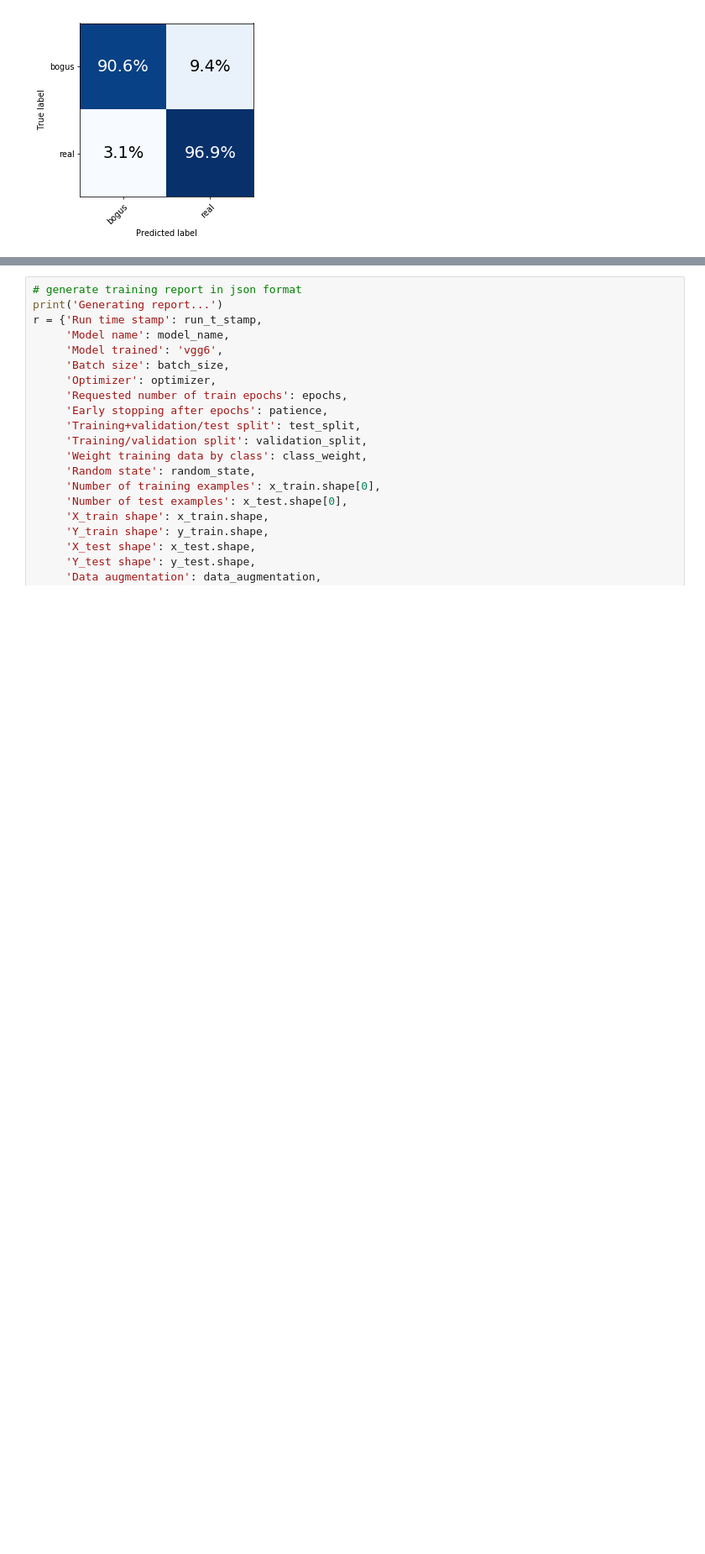
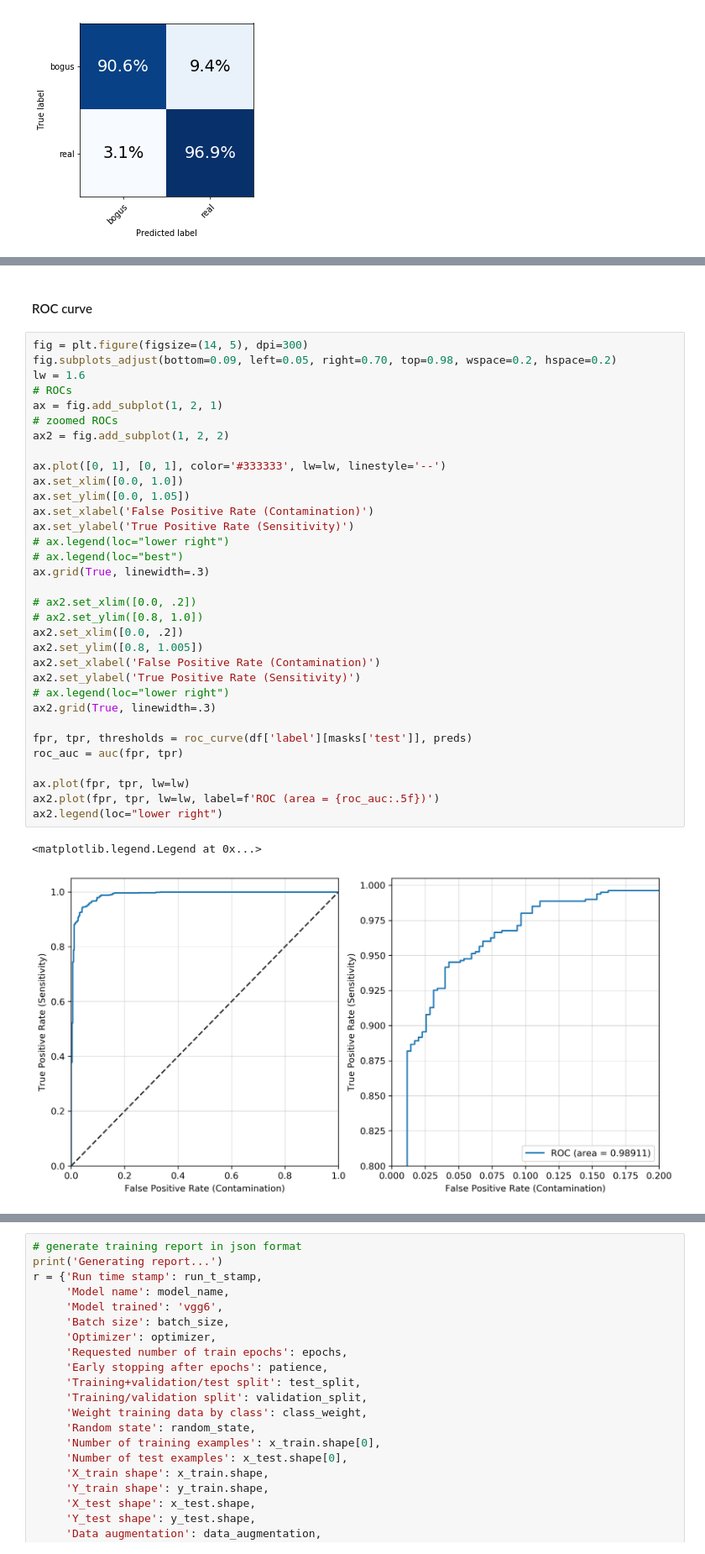
Before and after one commit to dmitryduev/braai, a Jupyter notebook: nb/braai_train.ipynb, the cells around one changed output, grey strips where cells are left out. Shown at 84% size. Drawn from its saved outputs; the diff is of its cells as text; blank space fills up the shorter version.

```diff
--- a/nb/braai_train.ipynb
+++ b/nb/braai_train.ipynb
@@ -510,0 +597,38 @@ Generate report:
+# %% [markdown]
+#### ROC curve
+# %%
+fig = plt.figure(figsize=(14, 5), dpi=300)
+fig.subplots_adjust(bottom=0.09, left=0.05, right=0.70, top=0.98, wspace=0.2, hspace=0.2)
+lw = 1.6
+# ROCs
+ax = fig.add_subplot(1, 2, 1)
+# zoomed ROCs
+ax2 = fig.add_subplot(1, 2, 2)
+
+ax.plot([0, 1], [0, 1], color='#333333', lw=lw, linestyle='--')
+ax.set_xlim([0.0, 1.0])
+ax.set_ylim([0.0, 1.05])
+ax.set_xlabel('False Positive Rate (Contamination)')
+ax.set_ylabel('True Positive Rate (Sensitivity)')
+# ax.legend(loc="lower right")
+# ax.legend(loc="best")
+ax.grid(True, linewidth=.3)
+
+# ax2.set_xlim([0.0, .2])
+# ax2.set_ylim([0.8, 1.0])
+ax2.set_xlim([0.0, .2])
+ax2.set_ylim([0.8, 1.005])
+ax2.set_xlabel('False Positive Rate (Contamination)')
+ax2.set_ylabel('True Positive Rate (Sensitivity)')
+# ax.legend(loc="lower right")
+ax2.grid(True, linewidth=.3)
+
+fpr, tpr, thresholds = roc_curve(df['label'][masks['test']], preds)
+roc_auc = auc(fpr, tpr)
+
+ax.plot(fpr, tpr, lw=lw)
+ax2.plot(fpr, tpr, lw=lw, label=f'ROC (area = {roc_auc:.5f})')
+ax2.legend(loc="lower right")
+# %% [output]
+<matplotlib.legend.Legend at 0x...>
+[figure, added]
```
Also changed, not shown: parts of 12 cells of this notebook.
